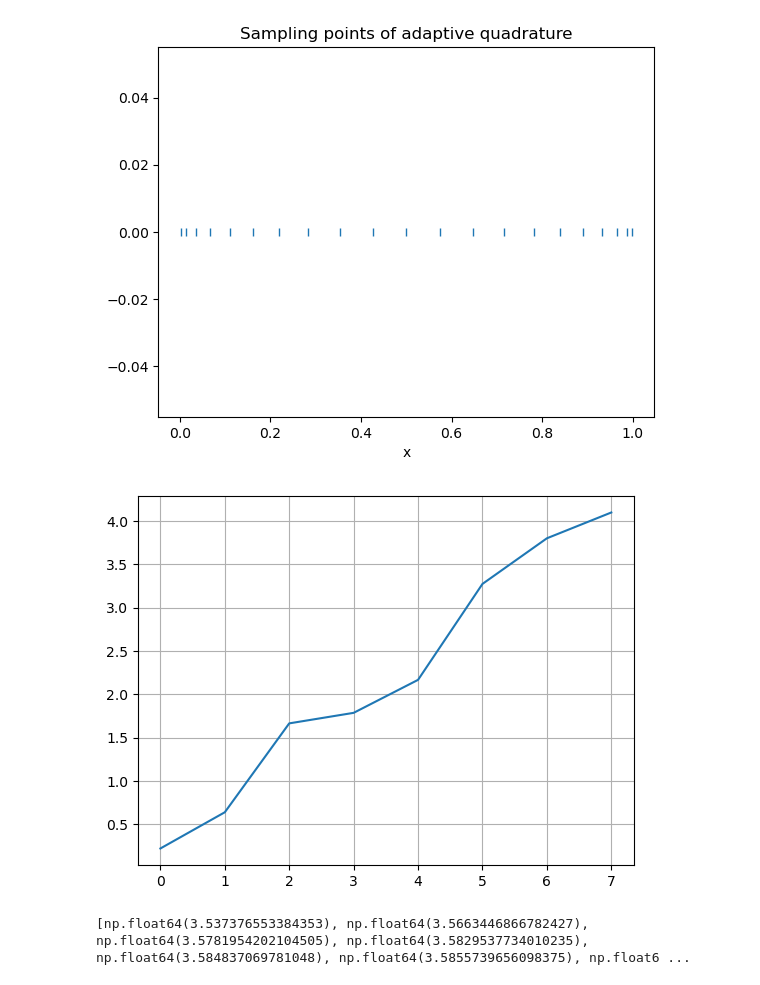
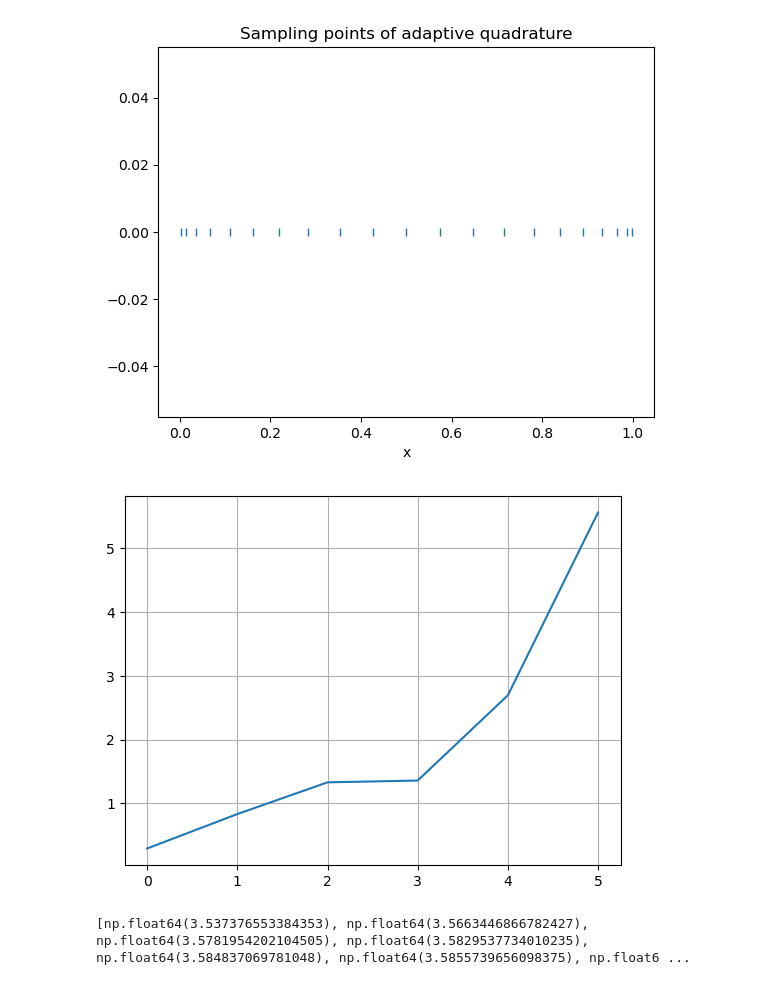
Before and after one commit to Chris0325/scientific_computing, a Jupyter notebook: chapter_8.ipynb, the cells around one changed output. Saved outputs shown, nothing was run; the diff lists cells and outputs as text; code cells hidden in the pictures.

```diff
--- a/chapter_8.ipynb
+++ b/chapter_8.ipynb
@@ -265,14 +268,18 @@ print(t22)
 1.0022798774922104 1.0001345849741938
 0.9999915654729927
 # %%
-# caution f is not progressively used
 def romberg(f, a, b, tol=1e-8, depth=10, verbose=False):
+    points.clear()
+
+    @lru_cache()
+    def g(x):
+        return f(x)
 
     @lru_cache()
     def t(i, j):
         # whether extraplating
         if not j:
-            return composite(f, a, b, k=2**i, quad=trapezoid)
+            return composite(g, a, b, k=2**i, quad=trapezoid)
         else:
             return richardson_extrapolation(t(i-1, j-1), t(i, j-1), p=2*j, q=2)
 
@@ -287,7 +294,14 @@ def romberg(f, a, b, tol=1e-8, depth=10, verbose=False):
     return np.array([t(i, i) for i in range(j+1)])
 
 
-romberg(np.sin, 0, np.pi / 2, tol=1e-10, depth=2, verbose=True)
+def f(x):
+    points.append(x)
+    return np.sin(x)
+
+
+romberg(f, 0, np.pi / 2, tol=1e-10, depth=2, verbose=True)
+plt.plot(points, [0] * len(points), '|')
+print(len(points))
 # %% [output]
 0.7853981633974483
 0.9480594489685199 1.0022798774922104
@@ -389,15 +402,15 @@ Text(0.5, 1.0, 'Sampling points of adaptive quadrature')
 # %%
 def monte_carlo(f, a, b, n):
     samples = a + np.random.random(n) * (b - a)
-    return f(samples).mean() * (b - a)
+    return np.mean([f(x) for x in samples]) * (b - a)
 
 
-vs = np.array([monte_carlo(f, 0, 1, 10 ** i) for i in range(8)])
+vs = np.array([monte_carlo(f, 0, 1, 10 ** i) for i in range(6)])
 errors = np.abs(vs - np.pi)
 plt.plot(range(len(vs)), - np.log10(errors))
 plt.grid(True)
 # %% [output]
-[figure, old version]
+[figure, new version]
 # %%
 # 8.2
 def f(x):
```
Also changed, not shown: parts of 57 cells of this notebook, 1 other file.
